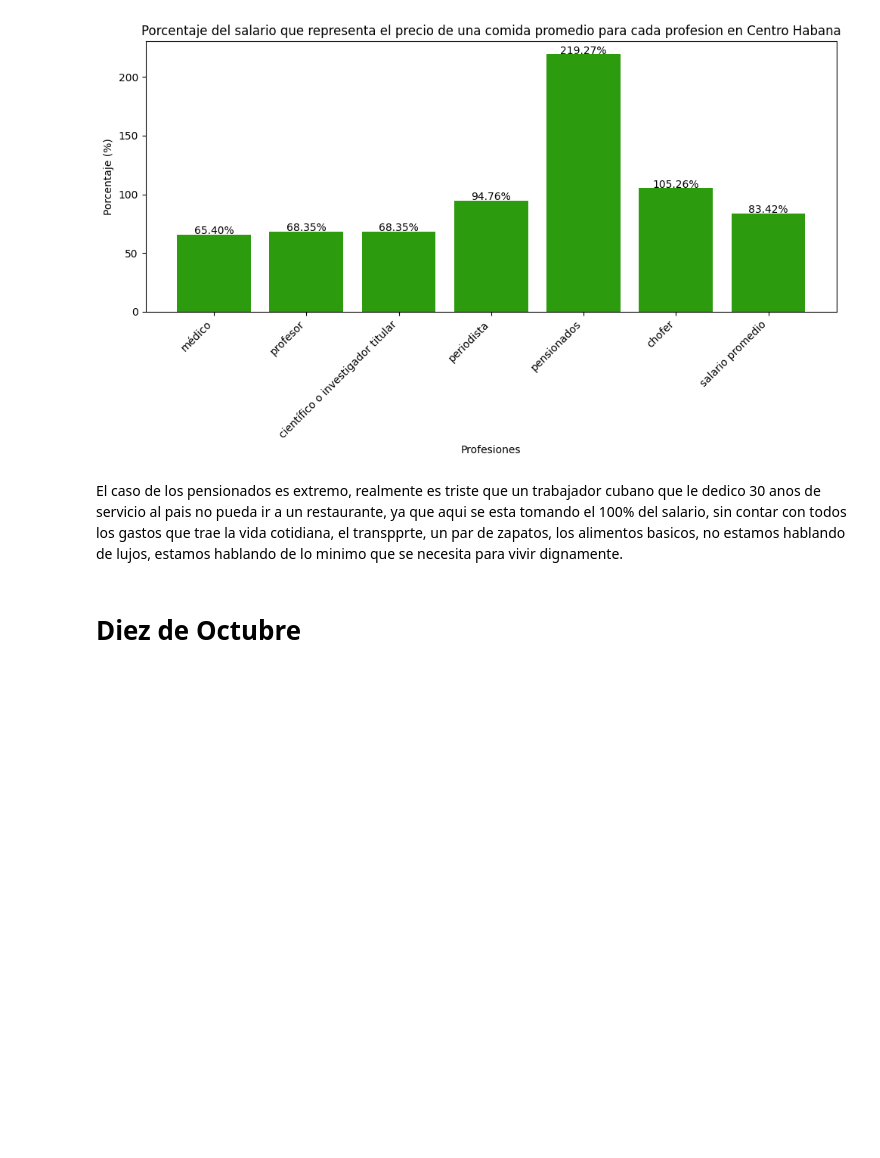
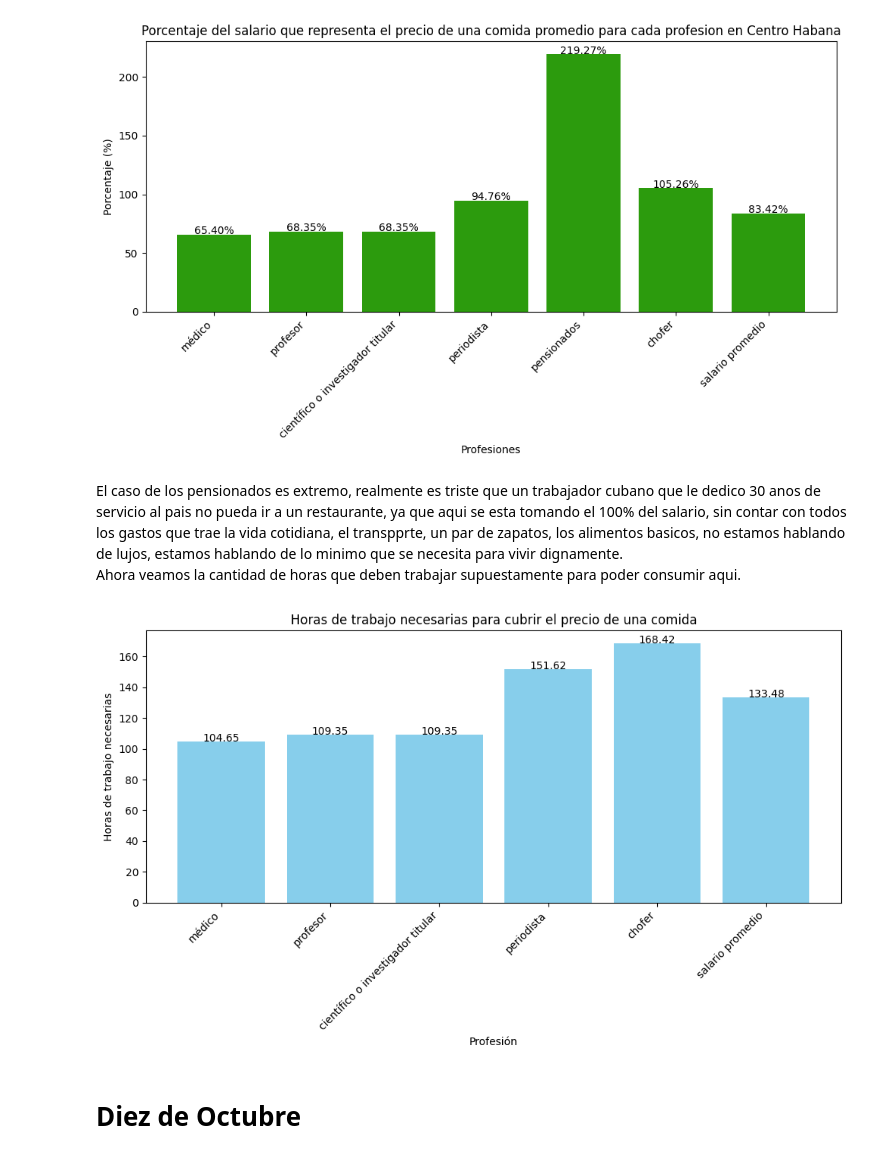
Before and after one commit to angie-rosquet/PROYECTEO-PRO-ICD, a Jupyter notebook: Un_Lujo_Para_El_Paladar.ipynb, the cells around one changed output. Saved outputs shown, nothing was run; the diff lists cells and outputs as text; code cells hidden in the pictures; blank space fills up the shorter version.

```diff
--- a/Un_Lujo_Para_El_Paladar.ipynb
+++ b/Un_Lujo_Para_El_Paladar.ipynb
@@ -289,6 +289,11 @@ bp.plot_salary_percentage(bp.json_salary_cuba, total_ch_1, "Centro Habana")
 [figure]
 # %% [markdown]
 El caso de los pensionados es extremo, realmente es triste que un trabajador cubano que le dedico 30 anos de servicio al pais no pueda ir a un restaurante, ya que aqui se esta tomando el 100% del salario, sin contar con todos los gastos que trae la vida cotidiana, el transpprte, un par de zapatos, los alimentos basicos, no estamos hablando de lujos, estamos hablando de lo minimo que se necesita para vivir dignamente.
+Ahora veamos la cantidad de horas que deben trabajar supuestamente para poder consumir aqui.
+# %%
+bp.plot_working_hours_by_profession(bp.dic_generator(bp.json_salary_cuba), total_ch_1)
+# %% [output]
+[figure, added]
 # %% [markdown]
 # Diez de Octubre
 # %%
```
Also changed, not shown: parts of 5 cells of this notebook.
